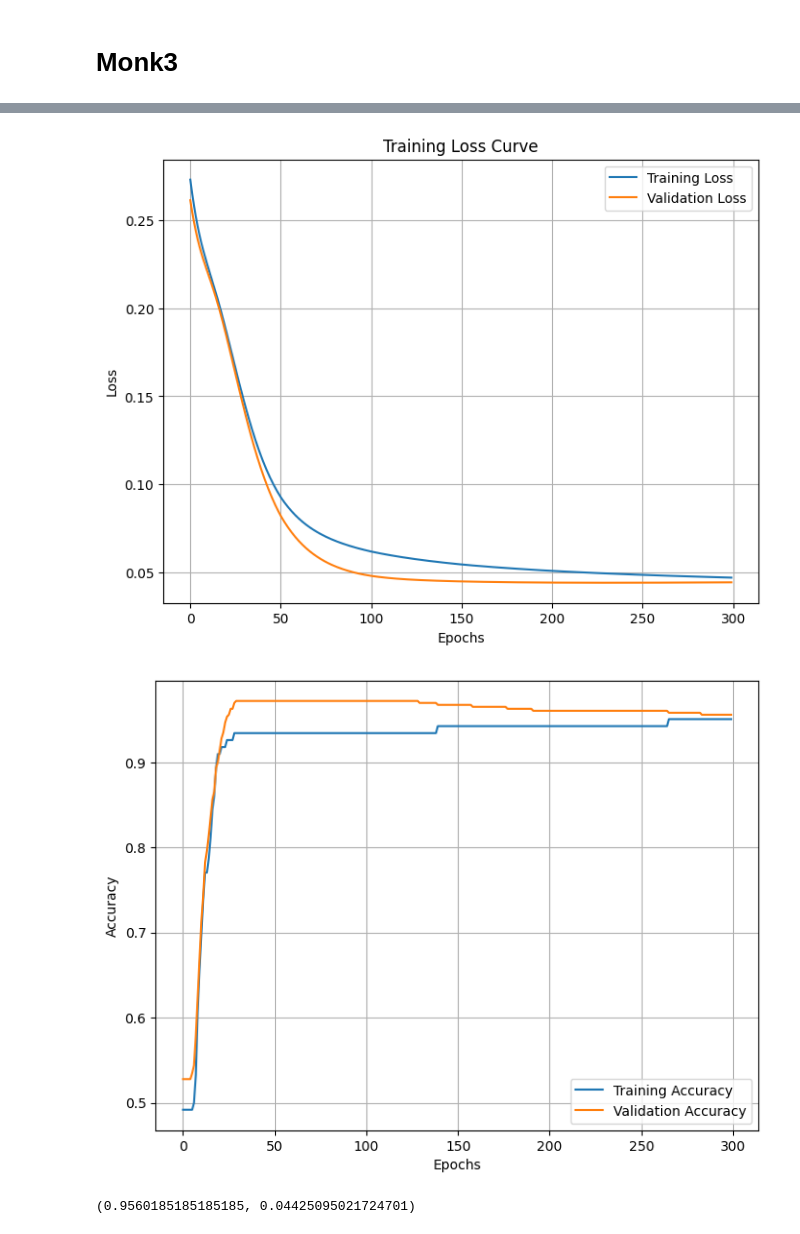
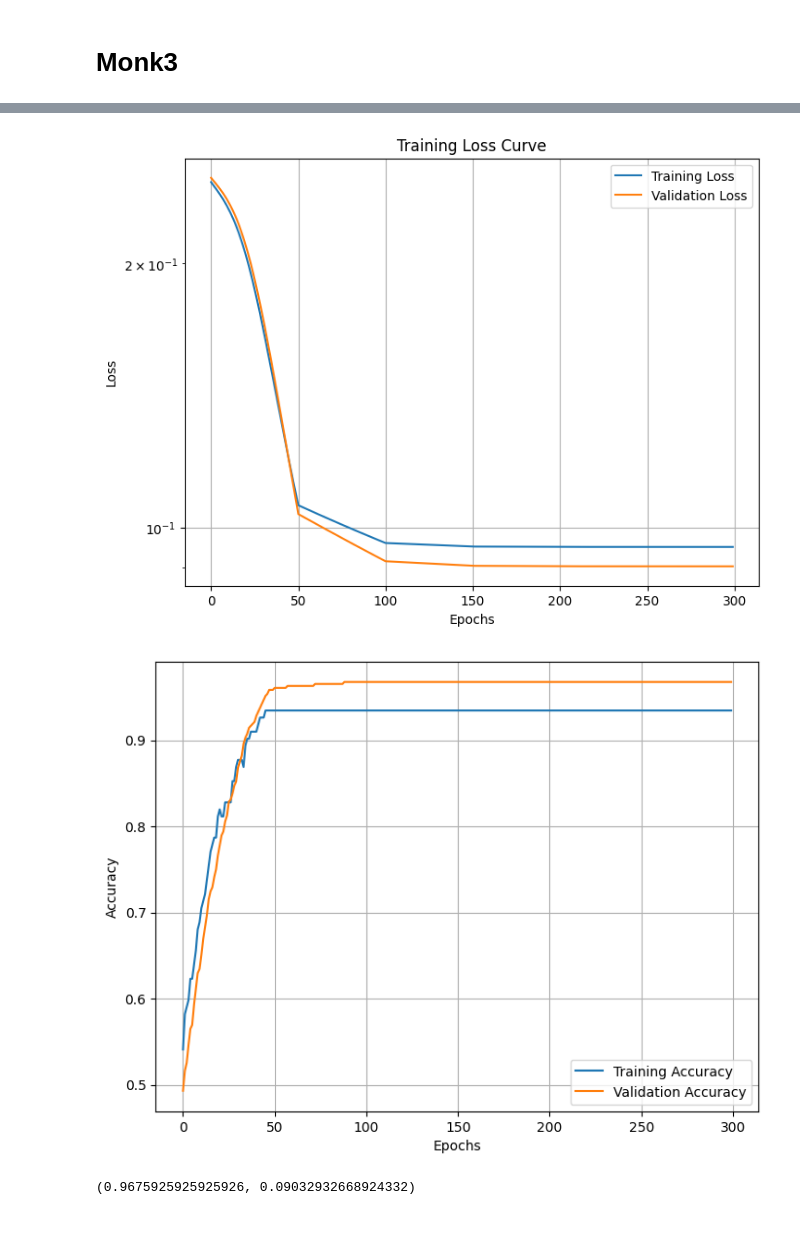
Before and after one commit to Alexthw46/ML, a Jupyter notebook: monks.ipynb, the cells around one changed output, grey strips where cells are left out. Saved outputs shown, nothing was run; the diff lists cells and outputs as text; code cells hidden in the pictures.

```diff
--- a/monks.ipynb
+++ b/monks.ipynb
@@ -40,11 +121,11 @@ Test Loss: 0.08791361004114151, Accuracy: 0.9166666666666666
 # %%
-lr = 0.35
-momentum = 0.75
-decay = 0.00
+lr = 0.5879591836734693
+momentum = 0.9
 nesterov = False
 epochs = 500
 # %%
-model = SimpleNN(17, 2, 1)
-optimizer = optim.SGD(model.parameters(), lr=lr, momentum=momentum, weight_decay=decay, nesterov=nesterov)
+torch.manual_seed(100)
+model = SimpleNN(17, 3, 1)
+optimizer = optim.SGD(model.parameters(), lr=lr, momentum=momentum, nesterov=nesterov)
 monk("monks-2", optimizer=optimizer, neural_network=model, num_epochs=epochs, lr_scheduler=None, eps=0.00025)
 # %% [output]
@@ -56,2 +136,20 @@ Test Loss: 0.005908366292715073, Accuracy: 1.0
 # %% [markdown]
 # Monk3
+# %%
+lowest_loss = 1
+for lr in parameter_grid["learning_rate"]:
+    for momentum in parameter_grid["momentum"]:
+        for nesterov in parameter_grid["nesterov"]:
+            if nesterov and momentum == 0:
+                continue
+            torch.manual_seed(100)
+            model = SimpleNN(17, 3, 1)
+            optimizer = optim.SGD(model.parameters(), lr=lr, momentum=momentum, nesterov=nesterov and momentum > 0)
+            overfit, acc, loss, = monk("monks-3", optimizer=optimizer, neural_network=model, num_epochs=500,
+                                       lr_scheduler=None,
+                                       verbose=False)
+            if acc > 0.95 and overfit < 0.03:
+                if loss < lowest_loss:
+                    lowest_loss = loss
+                    print(
+                        f"3 neuron lr: {lr}, momentum: {momentum}, nesterov: {nesterov}, loss: {loss}, acc: {acc}, overfit: {overfit}")
@@ -58,14 +172,12 @@ Test Loss: 0.005908366292715073, Accuracy: 1.0
 # %%
-lr = 0.5
+lr = 0.5879591836734693
 momentum = 0.
 decay = 0.0
 nesterov = False
-dampening = 0
 epochs = 300
 # %%
 model = SimpleNN(17, 3, 1)
-optimizer = optim.SGD(model.parameters(), lr=lr, momentum=momentum, weight_decay=decay, nesterov=nesterov,
-                      dampening=dampening)
-lrs = lr_scheduler.StepLR(optimizer, step_size=50, gamma=0.95)
+optimizer = optim.SGD(model.parameters(), lr=lr, momentum=momentum, weight_decay=decay, nesterov=nesterov)
+lrs = lr_scheduler.StepLR(optimizer, step_size=50, gamma=0.1)
 monk("monks-3", optimizer=optimizer, neural_network=model, num_epochs=epochs, lr_scheduler=lrs, eps=0)
 # %% [output]
@@ -74,3 +186,3 @@ Test Loss: 0.04425095021724701, Accuracy: 0.9560185185185185
-[figure, old version]
+[figure, new version]
-[figure, old version]
+[figure, new version]
-(0.9560185185185185, 0.04425095021724701)
+(0.9675925925925926, 0.09032932668924332)
```
Also changed, not shown: parts of 27 cells of this notebook, 1 other file.
